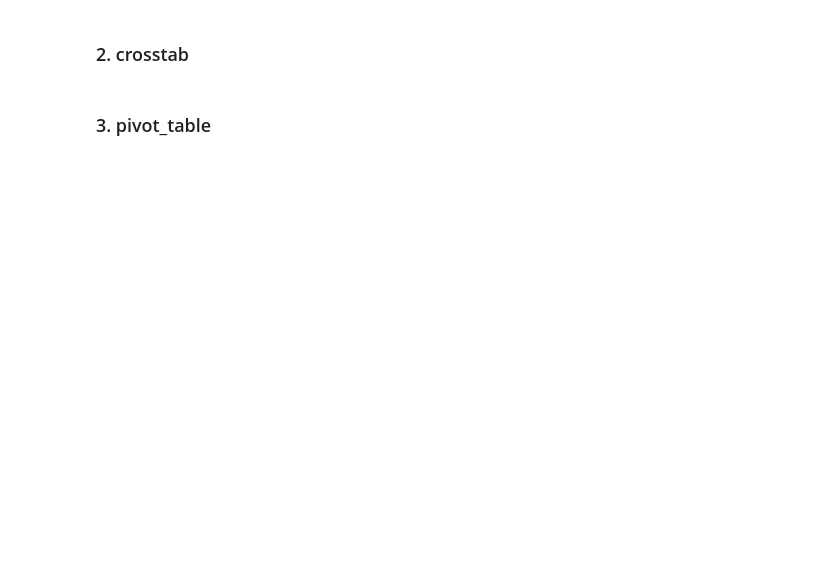
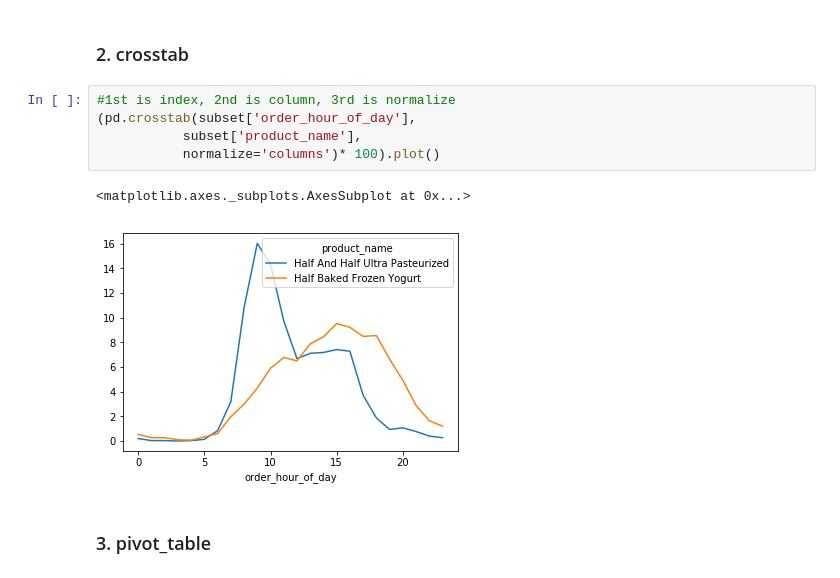
Before and after one commit to bloominstituteoftechnology/DS-Unit-1-Sprint-2-Data-Wrangling-and-Storytelling, a Jupyter notebook: module3-reshape-data/LS_DS_123_Reshape_data.ipynb, the cells around one changed output. Cells and saved outputs as stored; diff of their text form; blank space fills up the shorter version.

```diff
--- a/module3-reshape-data/LS_DS_123_Reshape_data.ipynb
+++ b/module3-reshape-data/LS_DS_123_Reshape_data.ipynb
@@ -156,4 +408,12 @@ product_names = ['Half Baked Frozen Yogurt', 'Half And Half Ultra Pasteurized']
 # %% [markdown]
 ### 2. crosstab
+# %%
+#1st is index, 2nd is column, 3rd is normalize
+(pd.crosstab(subset['order_hour_of_day'],
+           subset['product_name'],
+           normalize='columns')* 100).plot()
+# %% [output]
+<matplotlib.axes._subplots.AxesSubplot at 0x...>
+[figure, added]
 # %% [markdown]
 ### 3. pivot_table
```
Also changed, not shown: parts of 35 cells of this notebook.
